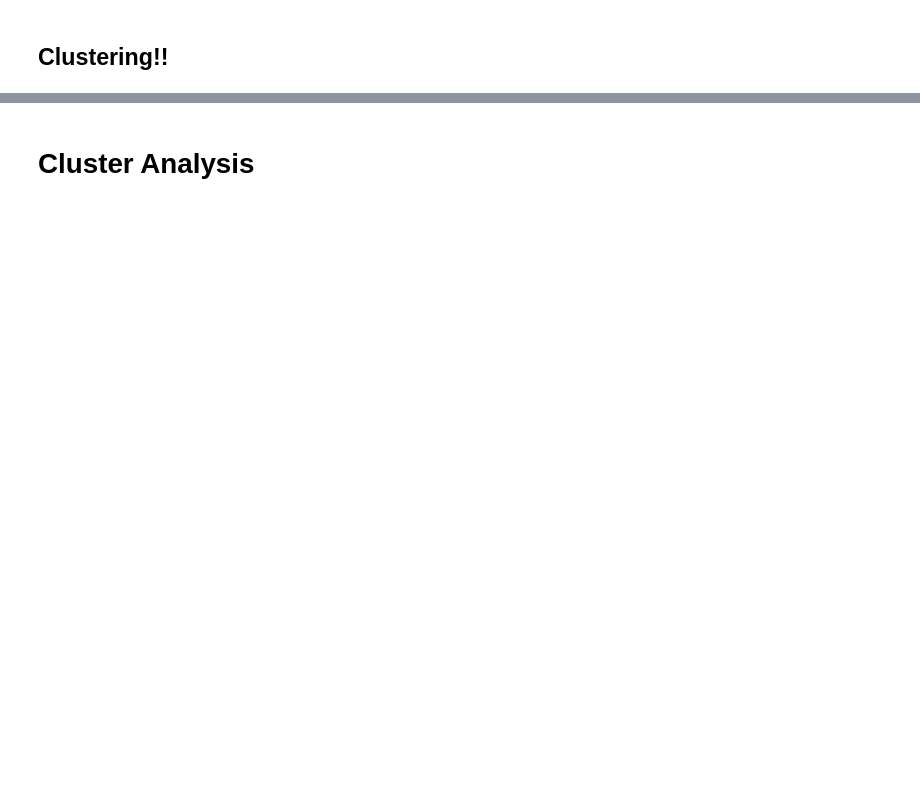
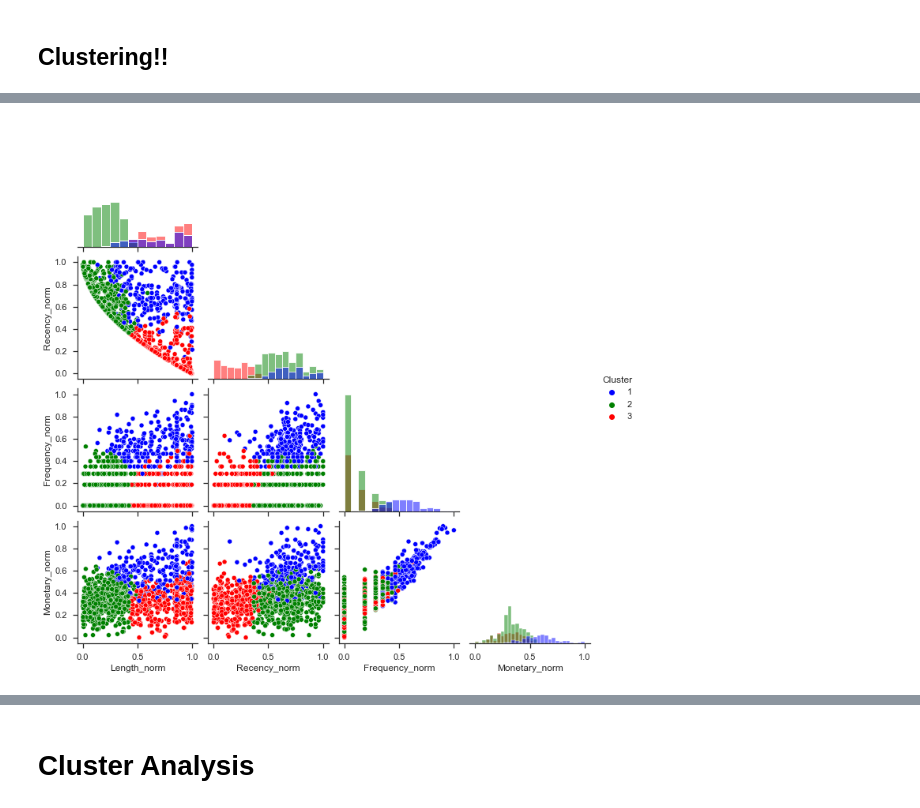
Before and after one commit to hammamnash/LRFM-Kmeans-Clustering, a Jupyter notebook: TA Hammam Clustering.ipynb, the cells around one changed output, grey strips where cells are left out. Drawn from its saved outputs; the diff is of its cells as text; code cells hidden in the pictures; blank space fills up the shorter version.

```diff
--- a/TA Hammam Clustering.ipynb
+++ b/TA Hammam Clustering.ipynb
@@ -365 +651,9 @@ plt.show()
+# %%
+#matrix scatterplot
+sns.set_theme(style="ticks")
+scat = df_lrfm_all.iloc[:,-5:]
+sns.pairplot(scat, hue='Cluster', palette= {1: "blue", 2: "green", 3: "red"}, diag_kind="hist", corner=True)
+plt.savefig('Grafik/Cluster_is_3-3dplot.png', format='png', dpi=300)
+# %% [output]
+[figure, added]
 # %%
```
Also changed, not shown: parts of 47 cells of this notebook, 31 other files.
